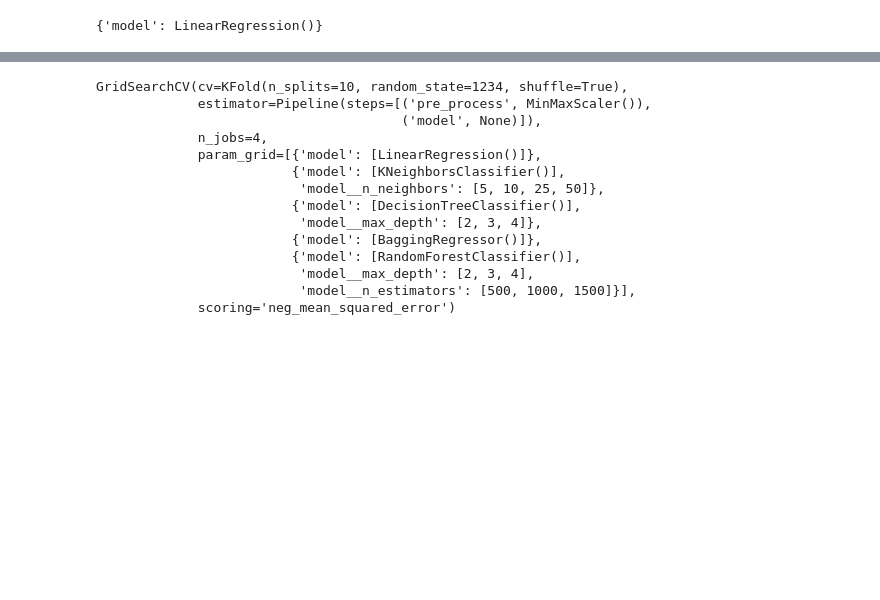
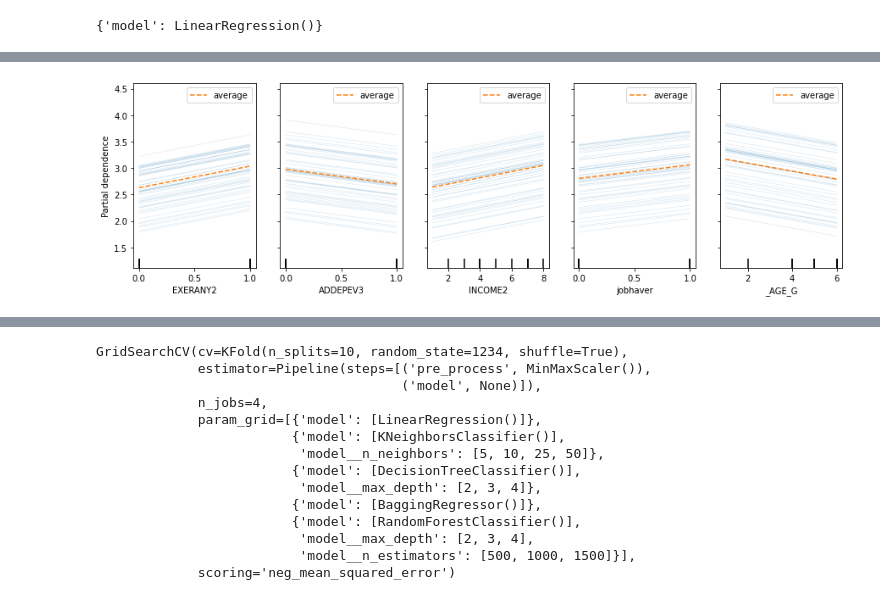
Before and after one commit to audreymcj/PPOL564proj, a Jupyter notebook: exploration.ipynb, the cells around one changed output, grey strips where cells are left out. Drawn from its saved outputs; the diff is of its cells as text; code cells hidden in the pictures; blank space fills up the shorter version.

```diff
--- a/exploration.ipynb
+++ b/exploration.ipynb
@@ -372,0 +415,20 @@ vi_dat1 = vi_dat1.sort_values(by="vi1",ascending=False).reset_index(drop=True)
+# %%
+features = ['EXERANY2','ADDEPEV3','INCOME2','jobhaver','_AGE_G']
+fig, ax = plt.subplots(figsize=(15, 4))
+display = PartialDependenceDisplay.from_estimator(
+    rf_mod1,
+    train_X1,
+    features,
+    kind="both", # "average" = just PDP, "individual" = just ICE
+    subsample=50,
+    n_jobs=3,
+    grid_resolution=20,
+    random_state=0,
+    ice_lines_kw={"color": "tab:blue", "alpha": 0.2, "linewidth": 0.5},
+    pd_line_kw={"color": "tab:orange", "linestyle": "--"},
+    n_cols=len(features),
+    ax = ax
+)
+display.figure_.subplots_adjust(hspace=0.3)
+# %% [output]
+[figure, added]
```
Also changed, not shown: parts of 16 cells of this notebook, 28 other files.
